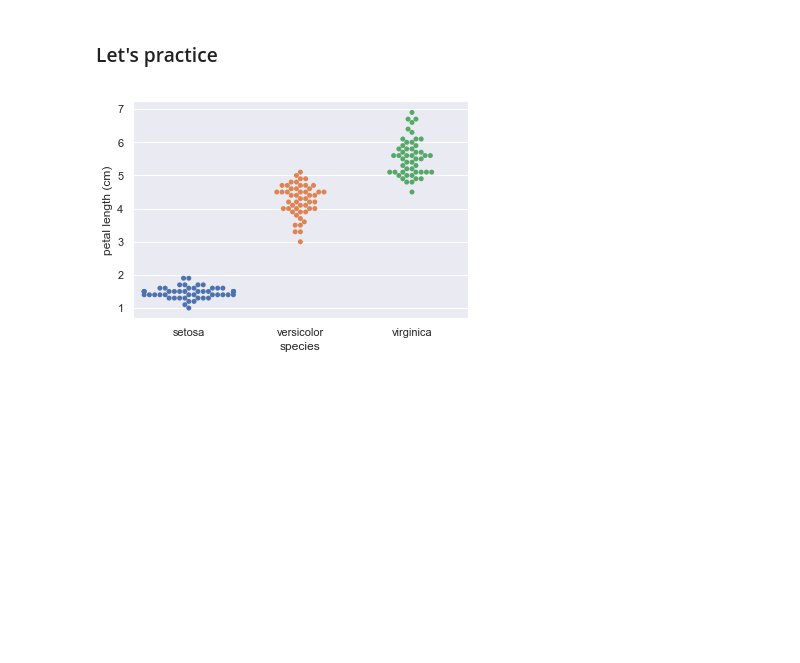
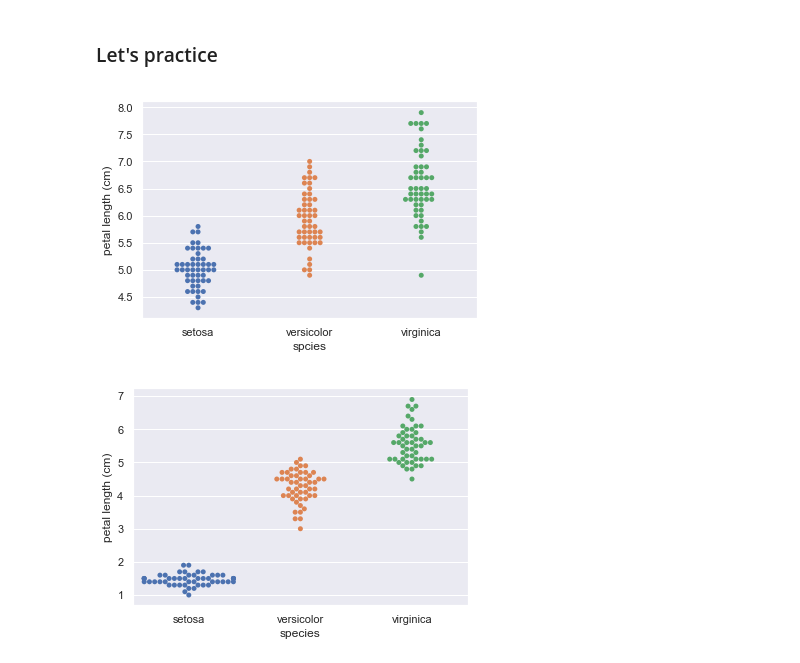
Before and after one commit to kwarodom/100DaysMLCodeChallenge, a Jupyter notebook: Week1 All Basics/Lecture3 Basic Math/3. Graphical Exploratory Data Analysis/Introduction to Exploratory Data Analysis.ipynb, the cells around one changed output. Drawn from its saved outputs; the diff is of its cells as text; code cells hidden in the pictures; blank space fills up the shorter version.

```diff
--- a/Week1 All Basics/Lecture3 Basic Math/3. Graphical Exploratory Data Analysis/Introduction to Exploratory Data Analysis.ipynb
+++ b/Week1 All Basics/Lecture3 Basic Math/3. Graphical Exploratory Data Analysis/Introduction to Exploratory Data Analysis.ipynb
@@ -184,6 +218,20 @@ plt.show()
 [figure]
 # %% [markdown]
 ### Let's practice
+# %%
+import numpy as np
+import pandas as pd
+import seaborn as sns
+import matplotlib.pyplot as plt
+
+df = pd.read_csv('../_datasets/iris.csv')
+
+_ = sns.swarmplot(x='species', y='sepal length (cm)', data=df)
+_ = plt.xlabel('spcies')
+_ = plt.ylabel('petal length (cm)')
+plt.show()
+# %% [output]
+[figure, added]
 # %%
 '''
 Bee swarm plot
```
Also changed, not shown: parts of 5 cells of this notebook, 2 other files.
